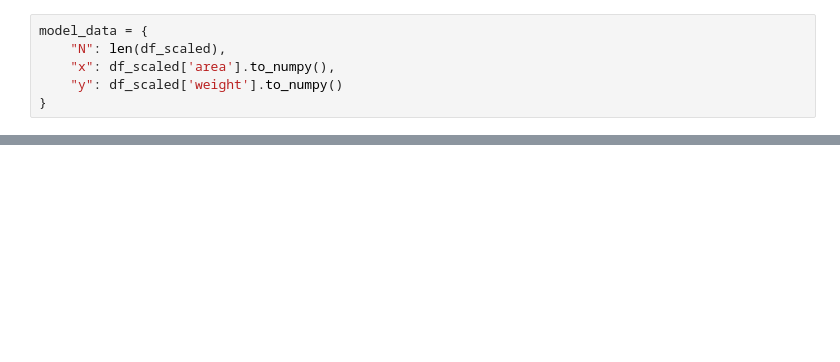
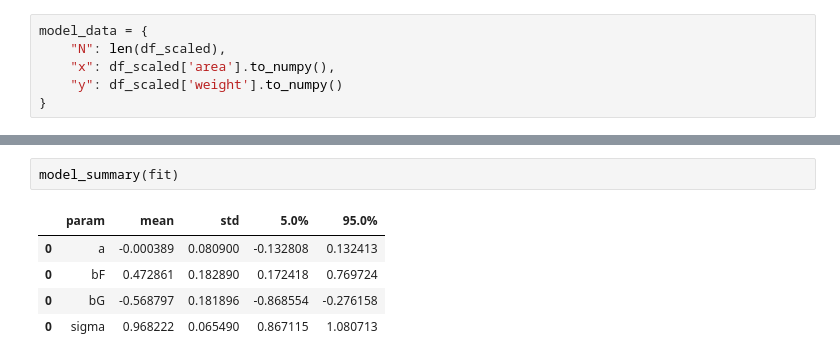
Before and after one commit to JimmyClowes/rethinking, a Jupyter notebook: notebooks/week_03.ipynb, the cells around one changed output, grey strips where cells are left out. Drawn from its saved outputs; the diff is of its cells as text; blank space fills up the shorter version.

```diff
--- a/notebooks/week_03.ipynb
+++ b/notebooks/week_03.ipynb
@@ -140,0 +229,8 @@ array([0.9079568 , 1.13584648])
+# %%
+model_summary(fit)
+# %% [output]
+|  | param | mean | std | 5.0% | 95.0% |
+| 0 | a | -0.000389 | 0.080900 | -0.132808 | 0.132413 |
+| 0 | bF | 0.472861 | 0.182890 | 0.172418 | 0.769724 |
+| 0 | bG | -0.568797 | 0.181896 | -0.868554 | -0.276158 |
+| 0 | sigma | 0.968222 | 0.065490 | 0.867115 | 1.080713 |
```
Also changed, not shown: parts of 27 cells of this notebook, 1 other file.
